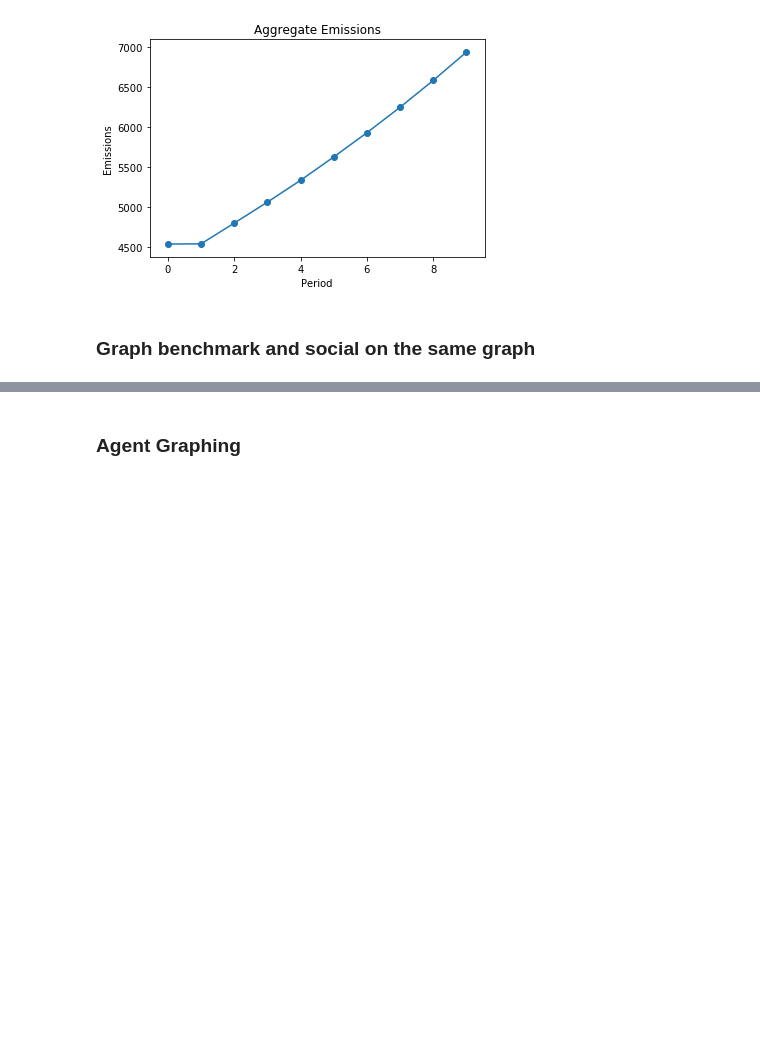
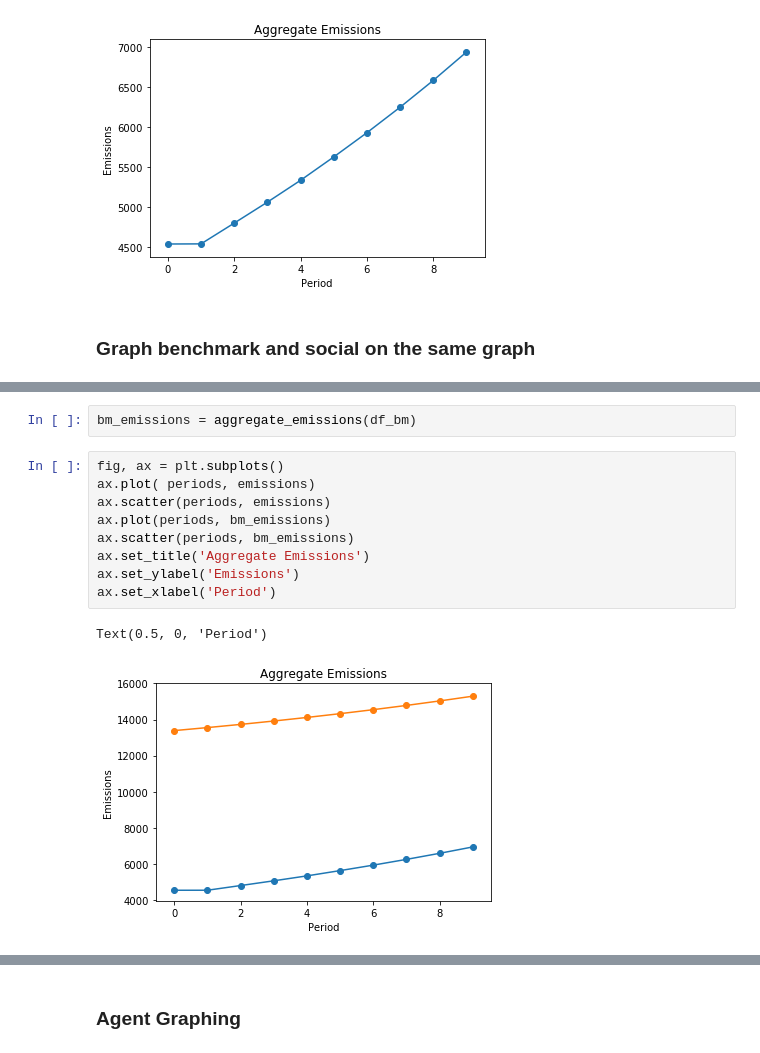
Before and after one commit to EyreC/EnvEcon, a Jupyter notebook: Visualisations/3.0 visualisations_with_agents.ipynb, the cells around one changed output, grey strips where cells are left out. Cells and saved outputs as stored; diff of their text form; blank space fills up the shorter version.

```diff
--- a/Visualisations/3.0 visualisations_with_agents.ipynb
+++ b/Visualisations/3.0 visualisations_with_agents.ipynb
@@ -197,0 +196,14 @@ df_bm.head()
+# %%
+bm_emissions = aggregate_emissions(df_bm)
+# %%
+fig, ax = plt.subplots()
+ax.plot( periods, emissions)
+ax.scatter(periods, emissions)
+ax.plot(periods, bm_emissions)
+ax.scatter(periods, bm_emissions)
+ax.set_title('Aggregate Emissions')
+ax.set_ylabel('Emissions')
+ax.set_xlabel('Period')
+# %% [output]
+Text(0.5, 0, 'Period')
+[figure, added]
```
Also changed, not shown: parts of 7 cells of this notebook, 3 other files.
